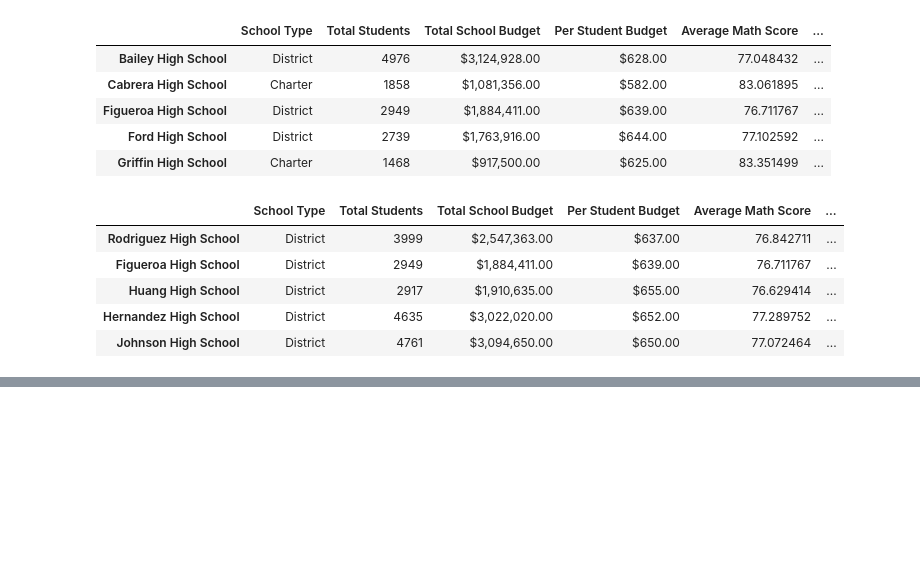
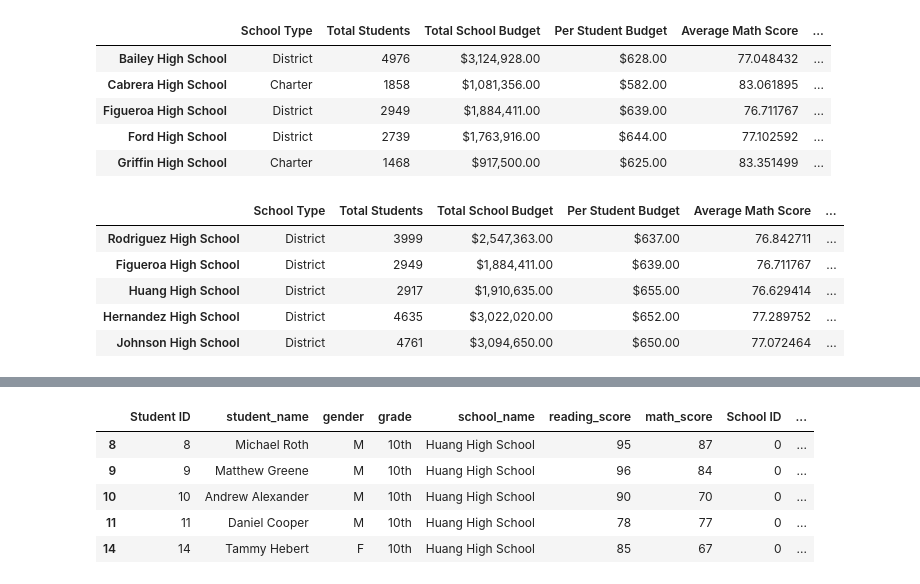
Before and after one commit to JoePizz/School_District_Analysis, a Jupyter notebook: PyCitySchools.ipynb, the cells around one changed output, grey strips where cells are left out. Saved outputs shown, nothing was run; the diff lists cells and outputs as text; code cells hidden in the pictures; blank space fills up the shorter version.

```diff
--- a/PyCitySchools.ipynb
+++ b/PyCitySchools.ipynb
@@ -981,0 +993,10 @@ top_schools.head()
+# %%
+tenth_graders = school_data_complete_df[(school_data_complete_df["grade"] == "10th")]
+tenth_graders.head()
+# %% [output]
+|  | Student ID | student_name | gender | grade | school_name | reading_score | math_score | School ID | ... |
+| 8 | 8 | Michael Roth | M | 10th | Huang High School | 95 | 87 | 0 | ... |
+| 9 | 9 | Matthew Greene | M | 10th | Huang High School | 96 | 84 | 0 | ... |
+| 10 | 10 | Andrew Alexander | M | 10th | Huang High School | 90 | 70 | 0 | ... |
+| 11 | 11 | Daniel Cooper | M | 10th | Huang High School | 78 | 77 | 0 | ... |
+| 14 | 14 | Tammy Hebert | F | 10th | Huang High School | 85 | 67 | 0 | ... |
```
Also changed, not shown: parts of 15 cells of this notebook, 1 other file.
